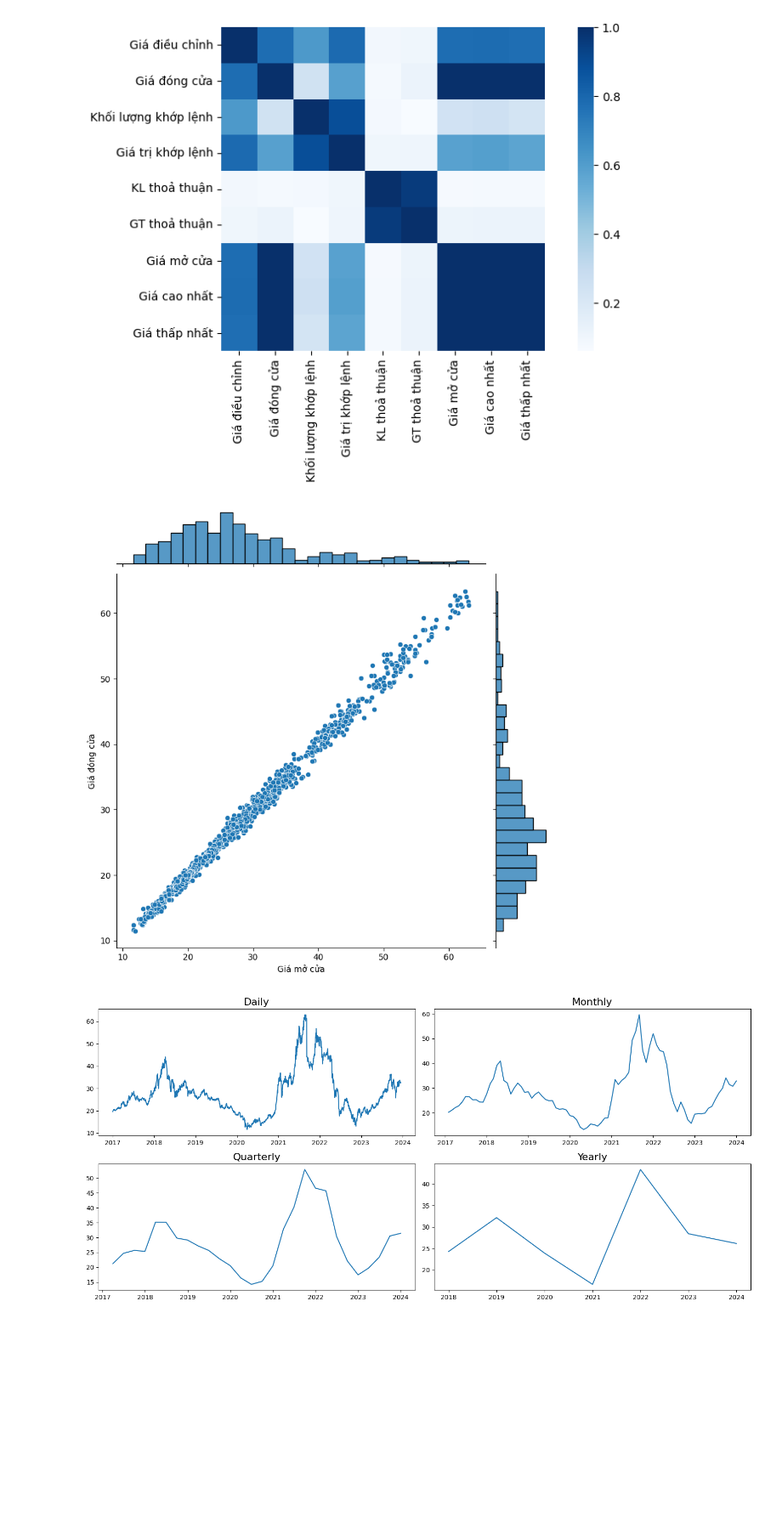
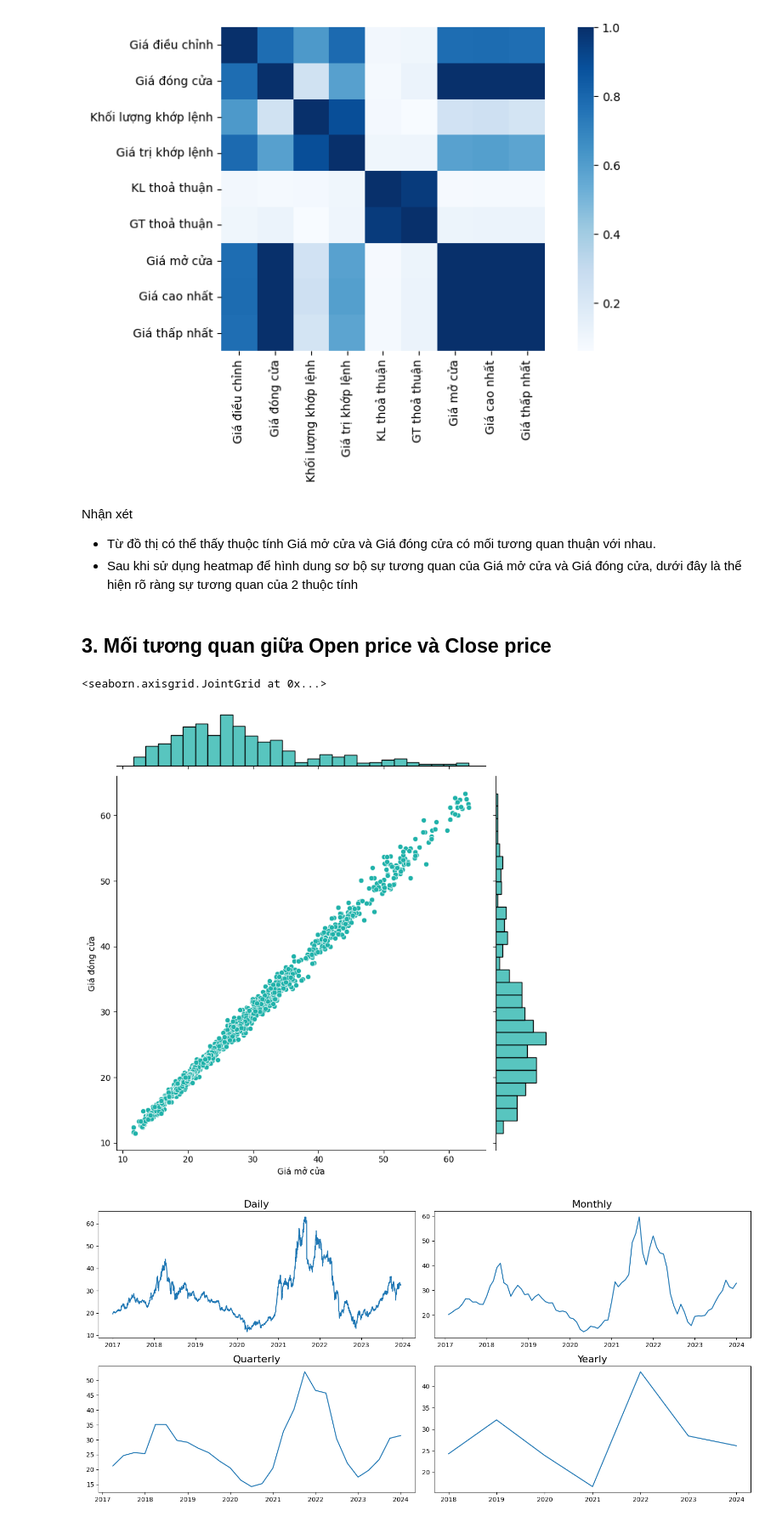
Before and after one commit to akhoa12345/stock-price, a Jupyter notebook: Visualize.ipynb, the cells around one changed output. Shown at 85% size. Saved outputs shown, nothing was run; the diff lists cells and outputs as text; code cells hidden in the pictures; blank space fills up the shorter version.

```diff
--- a/Visualize.ipynb
+++ b/Visualize.ipynb
@@ -49,10 +53,18 @@ sns.heatmap(corr, mask=np.zeros_like(corr, dtype=np.bool_), cmap="Blues", square
 plt.show()
 # %% [output]
 [figure]
+# %% [markdown]
+Nhận xét
+
+- Từ đồ thị có thể thấy thuộc tính Giá mở cửa và Giá đóng cửa có mối tương quan thuận với nhau.
+- Sau khi sử dụng heatmap để hình dung sơ bộ sự tương quan của Giá mở cửa và Giá đóng cửa, dưới đây là thể hiện rõ ràng sự tương quan của 2 thuộc tính
+# %% [markdown]
+## 3. Mối tương quan giữa Open price và Close price
 # %%
-sns.jointplot(x = "Giá mở cửa", y = "Giá đóng cửa", data = df, height = 8, ratio = 6, kind = "scatter");
+sns.jointplot(x = "Giá mở cửa", y = "Giá đóng cửa", data = df, height = 8, ratio = 6, kind = "scatter", color='lightseagreen')
 # %% [output]
+<seaborn.axisgrid.JointGrid at 0x...>
-[figure, old version]
+[figure, new version]
 # %%
 data=df.copy()
 
```
Also changed, not shown: parts of 9 cells of this notebook.
